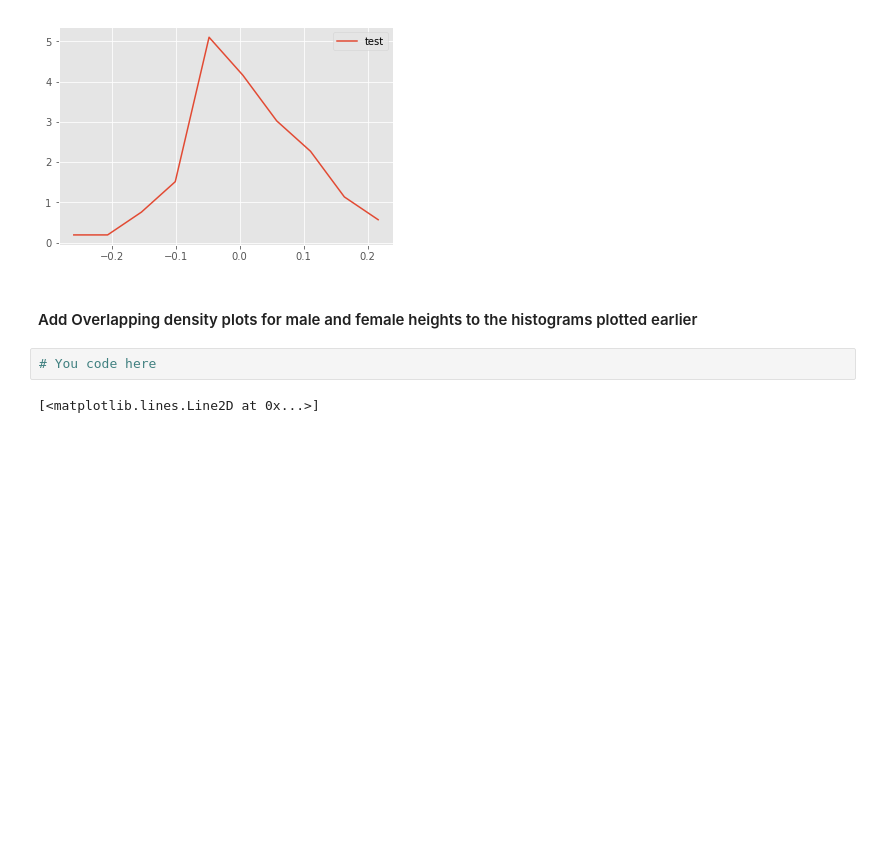
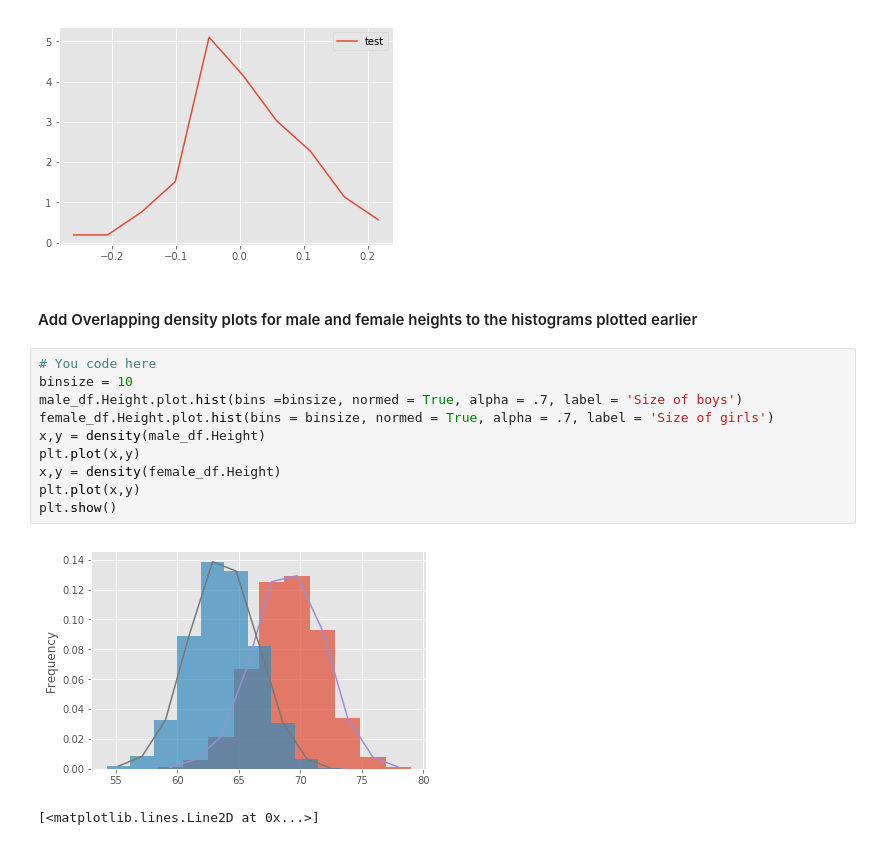
Before and after one commit to Socjon/dsc-0-09-11-distributions-pdf-lab-online-ds-pt-100118, a Jupyter notebook: index.ipynb, the cells around one changed output. Saved outputs shown, nothing was run; the diff lists cells and outputs as text; blank space fills up the shorter version.

```diff
--- a/index.ipynb
+++ b/index.ipynb
@@ -86,8 +103,18 @@ def density(x):
 [figure]
 # %% [markdown]
 #### Add Overlapping density plots for male and female heights to the histograms plotted earlier
-# %%
-# You code here
+# %%
+# You code here
+binsize = 10
+male_df.Height.plot.hist(bins =binsize, normed = True, alpha = .7, label = 'Size of boys')
+female_df.Height.plot.hist(bins = binsize, normed = True, alpha = .7, label = 'Size of girls')
+x,y = density(male_df.Height)
+plt.plot(x,y)
+x,y = density(female_df.Height)
+plt.plot(x,y)
+plt.show()
+# %% [output]
+[figure, added]
 # %%
 # %% [output]
 [<matplotlib.lines.Line2D at 0x...>]
```
Also changed, not shown: parts of 11 cells of this notebook.
